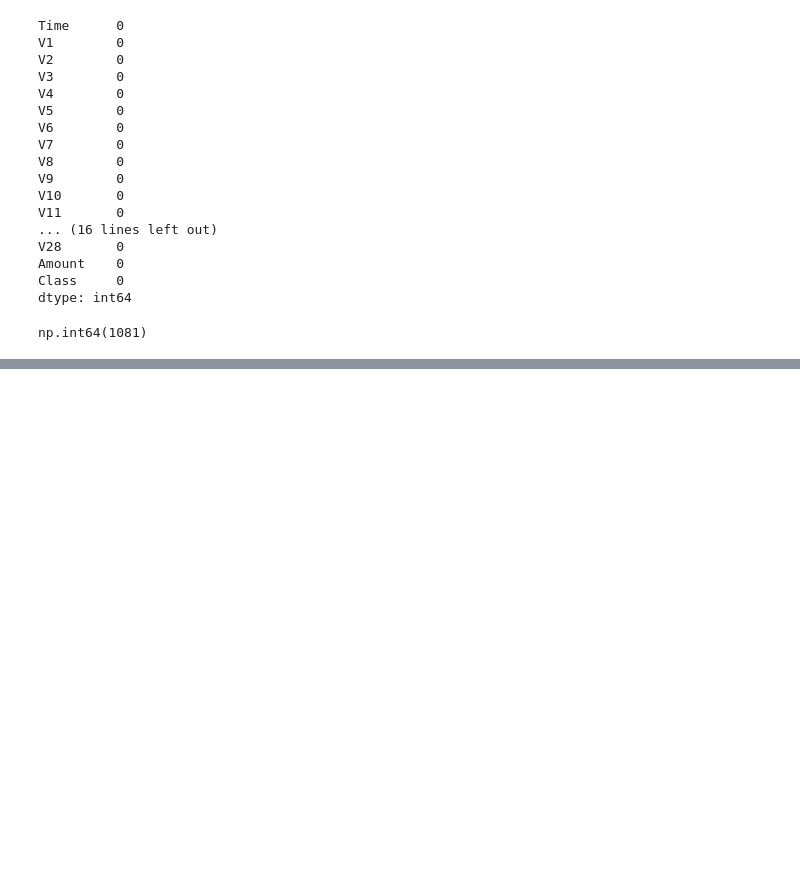
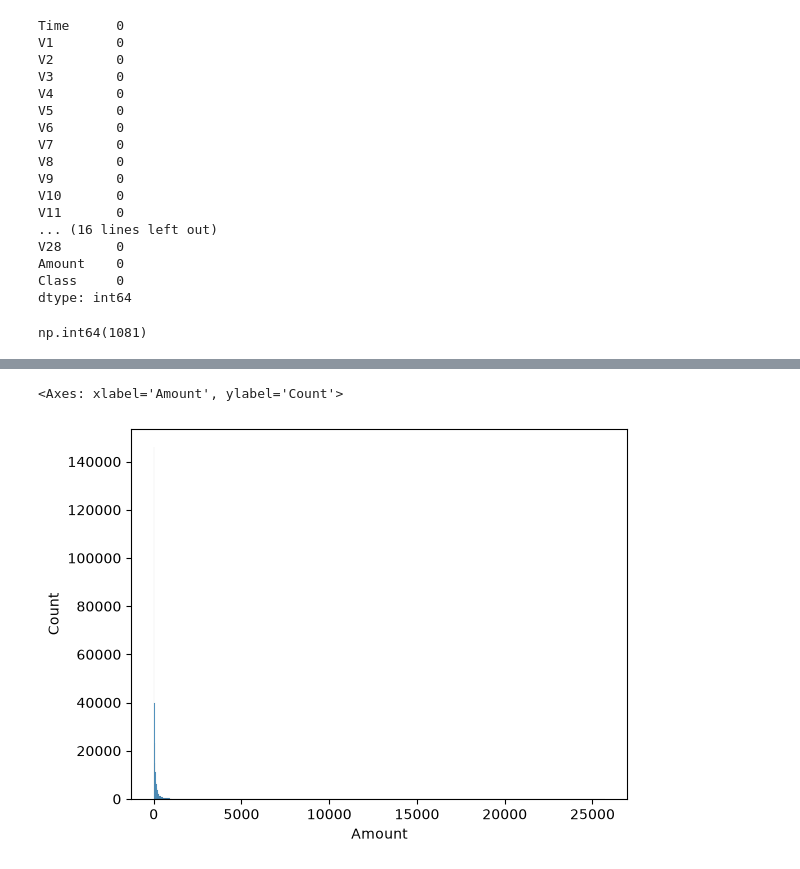
Before and after one commit to rahul-gitt/MY-PROJECTS, a Jupyter notebook: FraudGuard AI — Credit Card Fraud Detection/mian.ipynb, the cells around one changed output, grey strips where cells are left out. Drawn from its saved outputs; the diff is of its cells as text; code cells hidden in the pictures; blank space fills up the shorter version.

```diff
--- a/FraudGuard AI — Credit Card Fraud Detection/mian.ipynb
+++ b/FraudGuard AI — Credit Card Fraud Detection/mian.ipynb
@@ -80,0 +110,5 @@ df = df.drop_duplicates()
+# %%
+sns.histplot(x= df['Amount'])
+# %% [output]
+<Axes: xlabel='Amount', ylabel='Count'>
+[figure, added]
```
Also changed, not shown: parts of 5 cells of this notebook.
